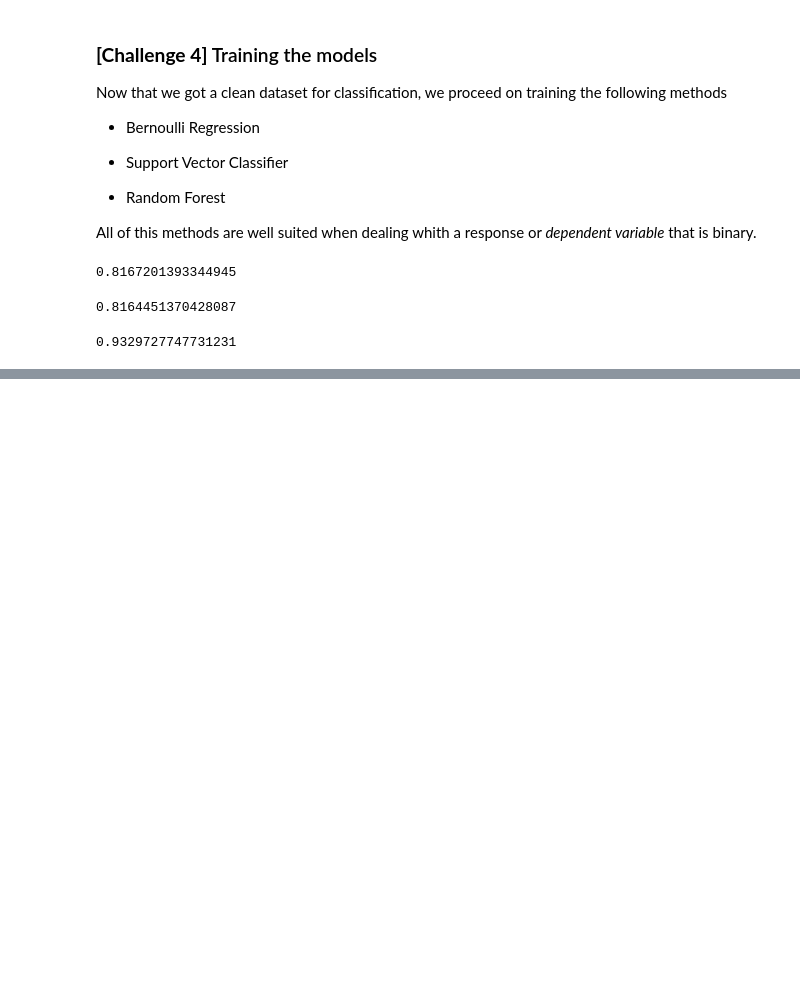
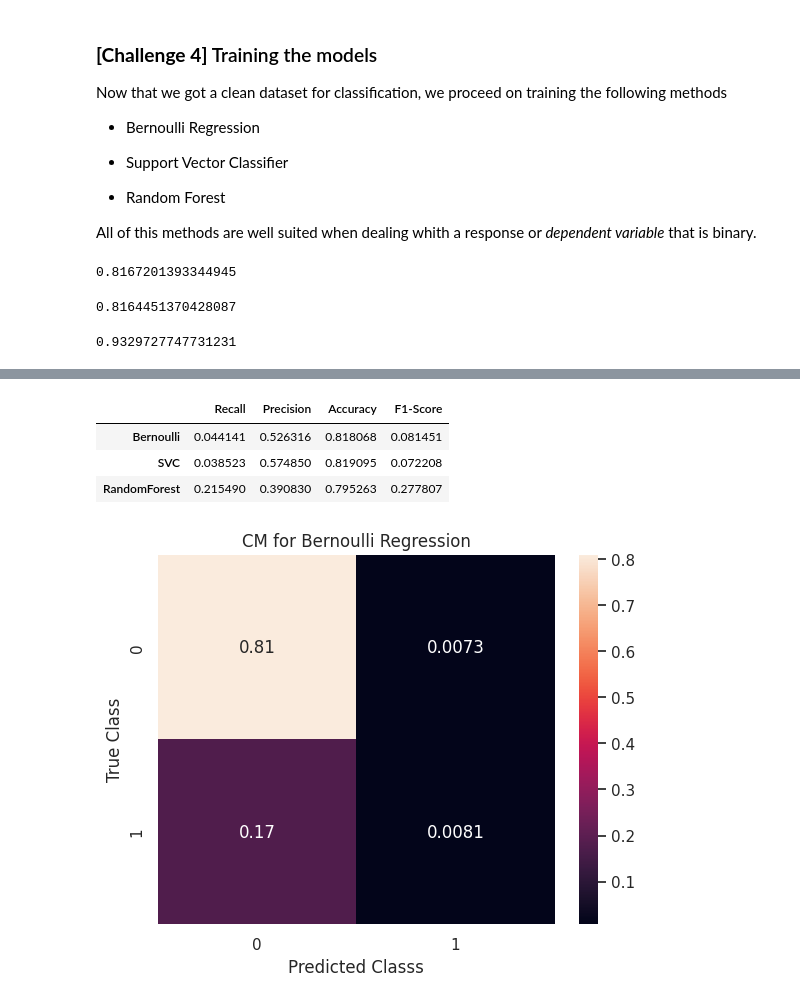
Before and after one commit to emilianomm/desafio-latam-emm, a Jupyter notebook: solution.ipynb, the cells around one changed output, grey strips where cells are left out. Drawn from its saved outputs; the diff is of its cells as text; code cells hidden in the pictures; blank space fills up the shorter version.

Commit message:
test OK

```diff
--- a/solution.ipynb
+++ b/solution.ipynb
@@ -563,0 +581,53 @@ accuracy_score(y_true=y_train, y_pred=fitted_rf)
+# %%
+# Computation of the metrics with test data
+
+test_results = pd.DataFrame(
+   {
+      'Recall' : {
+      'Bernoulli' : recall_score(y_true=y_test, y_pred=fitted_test_reg),
+      'SVC' : recall_score(y_true=y_test, y_pred=fitted_test_svc),
+      'RandomForest' : recall_score(y_true=y_test, y_pred=fitted_test_rf)},
+
+   'Precision' : {
+      'Bernoulli' : precision_score(y_true=y_test, y_pred=fitted_test_reg),
+      'SVC' : precision_score(y_true=y_test, y_pred=fitted_test_svc),
+      'RandomForest' : precision_score(y_true=y_test, y_pred=fitted_test_rf)},
+
+   'Accuracy' : {
+      'Bernoulli' : accuracy_score(y_true=y_test, y_pred=fitted_test_reg),
+      'SVC' : accuracy_score(y_true=y_test, y_pred=fitted_test_svc),
+      'RandomForest' : accuracy_score(y_true=y_test, y_pred=fitted_test_rf)},
+
+   'F1-Score' : {
+      'Bernoulli' : f1_score(y_true=y_test, y_pred=fitted_test_reg),
+      'SVC' : f1_score(y_true=y_test, y_pred=fitted_test_svc),
+      'RandomForest' : f1_score(y_true=y_test, y_pred=fitted_test_rf)}
+   }
+)
+
+test_results
+# %% [output]
+|  | Recall | Precision | Accuracy | F1-Score |
+| Bernoulli | 0.044141 | 0.526316 | 0.818068 | 0.081451 |
+| SVC | 0.038523 | 0.574850 | 0.819095 | 0.072208 |
+| RandomForest | 0.215490 | 0.390830 | 0.795263 | 0.277807 |
+# %%
+# Confusion Matrix
+
+# Bernoulli
+cm_reg = confusion_matrix(y_true=y_test, y_pred=fitted_test_reg).astype(float)
+cm_reg /= sum(sum(cm_reg))
+
+# SVC
+cm_svc = confusion_matrix(y_true=y_test, y_pred=fitted_test_svc).astype(float)
+cm_svc /= sum(sum(cm_svc))
+
+# RandomForest
+cm_rf = confusion_matrix(y_true=y_test, y_pred=fitted_test_rf).astype(float)
+cm_rf /= sum(sum(cm_rf))
+# %%
+# Plot CM for Bernoulli Regression
+sm_plt_1 = sns.heatmap(cm_reg, annot=True).set(title='CM for Bernoulli Regression',
+ylabel='True Class', xlabel='Predicted Classs')
+# %% [output]
+[figure, added]
```
Also changed, not shown: parts of 9 cells of this notebook.
